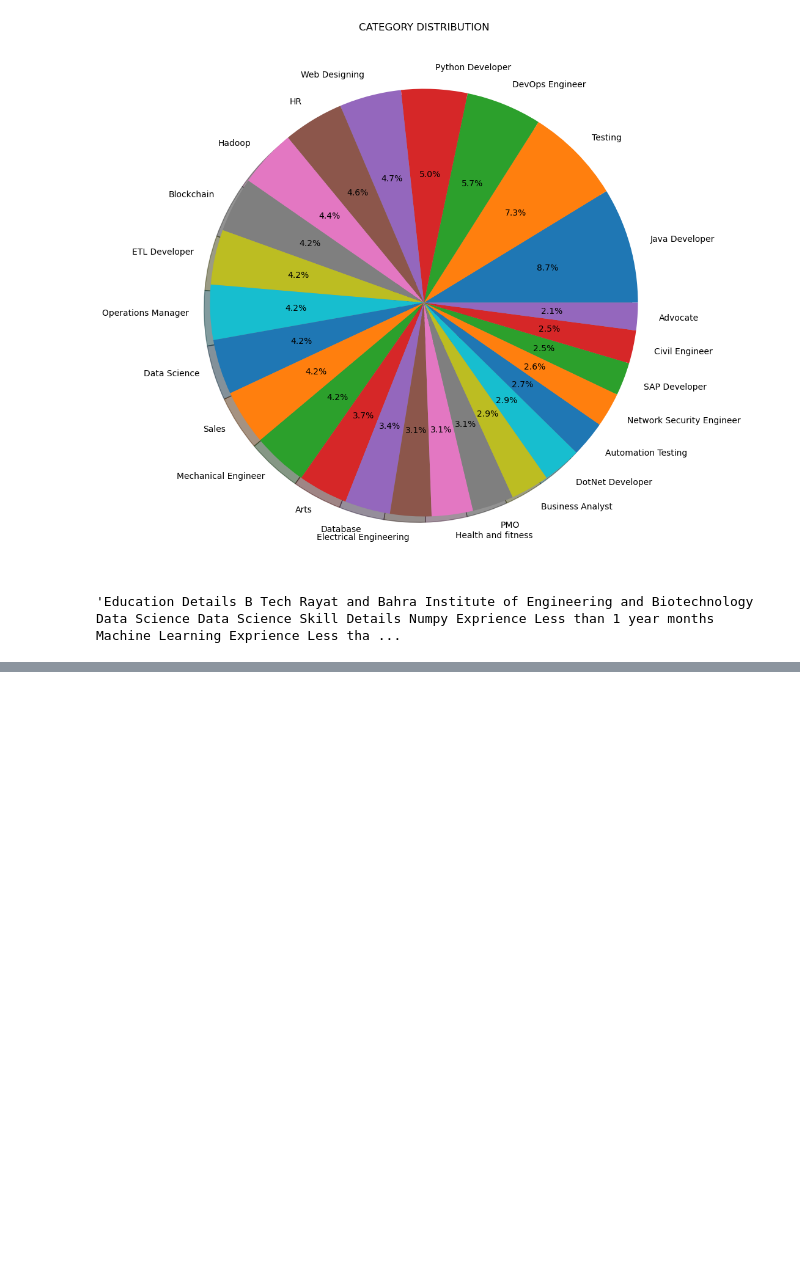
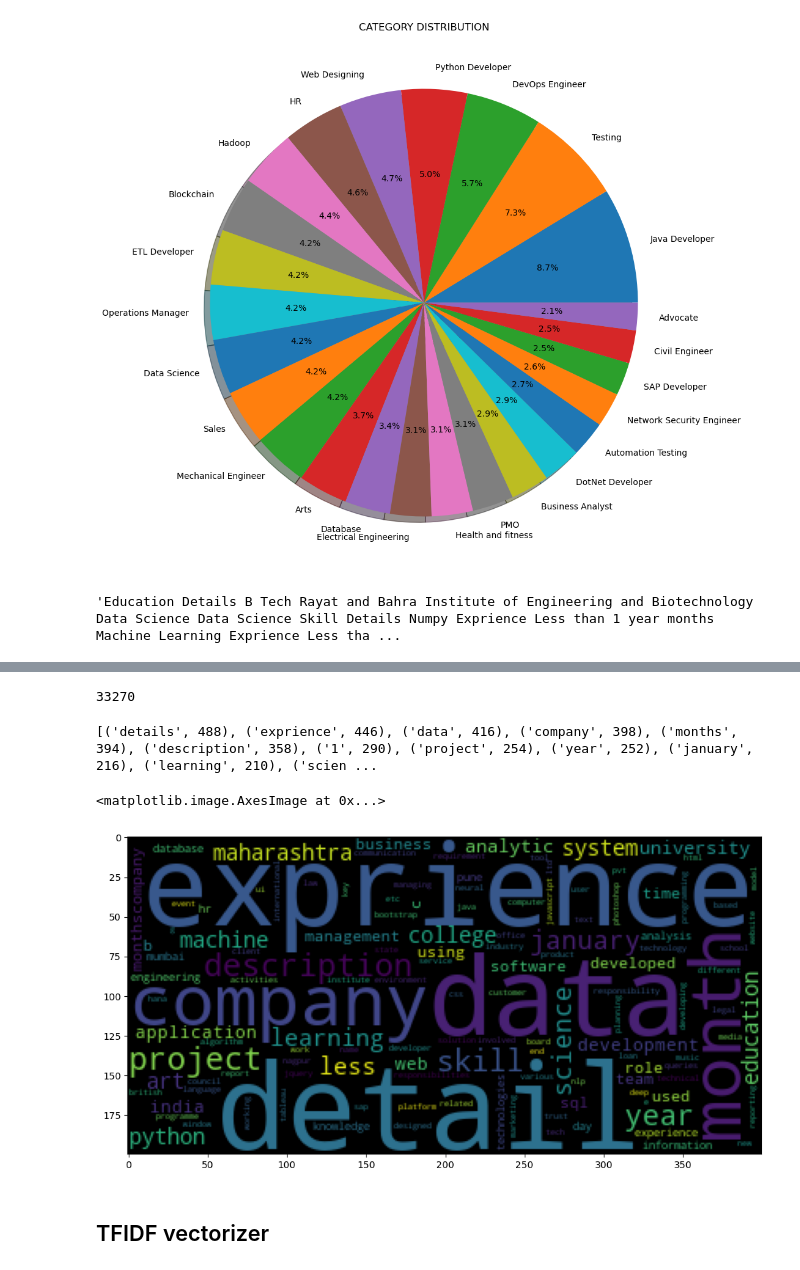
Before and after one commit to VedmaniVaidya/cdai, a Jupyter notebook: nlp/upadated_resume.ipynb, the cells around one changed output, grey strips where cells are left out. Cells and saved outputs as stored; diff of their text form; code cells hidden in the pictures; blank space fills up the shorter version.

```diff
--- a/nlp/upadated_resume.ipynb
+++ b/nlp/upadated_resume.ipynb
@@ -104,5 +86,22 @@ for i in range(0,160):
     cleaned_sentences += cleaned_text
     required_words = nltk.word_tokenize(cleaned_text)
     for word in required_words:
-        if word not in stopwords and word not in string.punctuation:
-            total_words.append(word)
+        if word.lower() not in stopwords and word not in string.punctuation:
+            total_words.append(word.lower())
+# %%
+len(total_words)
+# %% [output]
+33270
+# %%
+wordfreqdist = nltk.FreqDist(total_words)
+mostcommon = wordfreqdist.most_common(50)
+print(mostcommon)
+# %% [output]
+[('details', 488), ('exprience', 446), ('data', 416), ('company', 398), ('months', 394), ('description', 358), ('1', 290), ('project', 254), ('year', 252), ('january', 216), ('learning', 210), ('scien ...
+# %%
+wc1 = WordCloud(collocations=False).generate(" ".join(total_words))
+plt.figure(figsize=(12,12))
+plt.imshow(wc1)
+# %% [output]
+<matplotlib.image.AxesImage at 0x...>
+[figure, added]
@@ -108,0 +111,2 @@ for i in range(0,160):
+# %% [markdown]
+## TFIDF vectorizer
```
Also changed, not shown: parts of 14 cells of this notebook, 1 other file.
